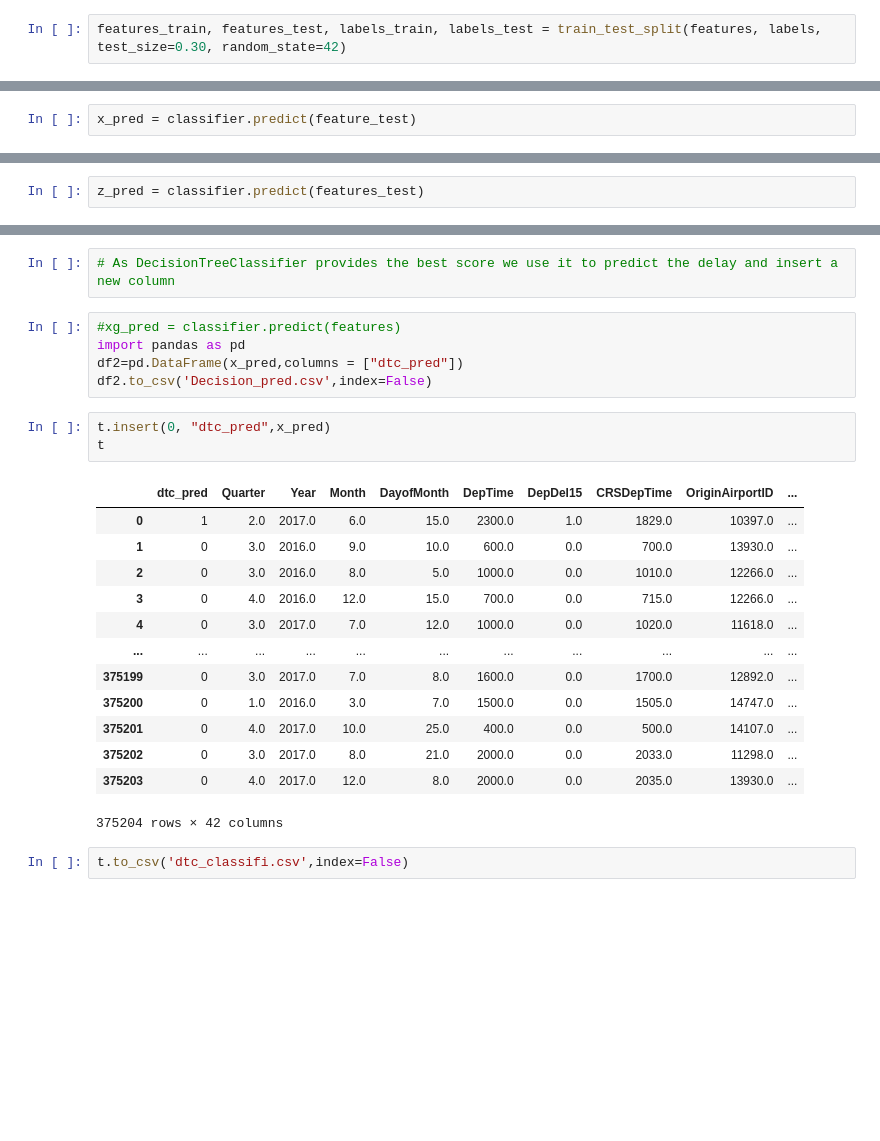
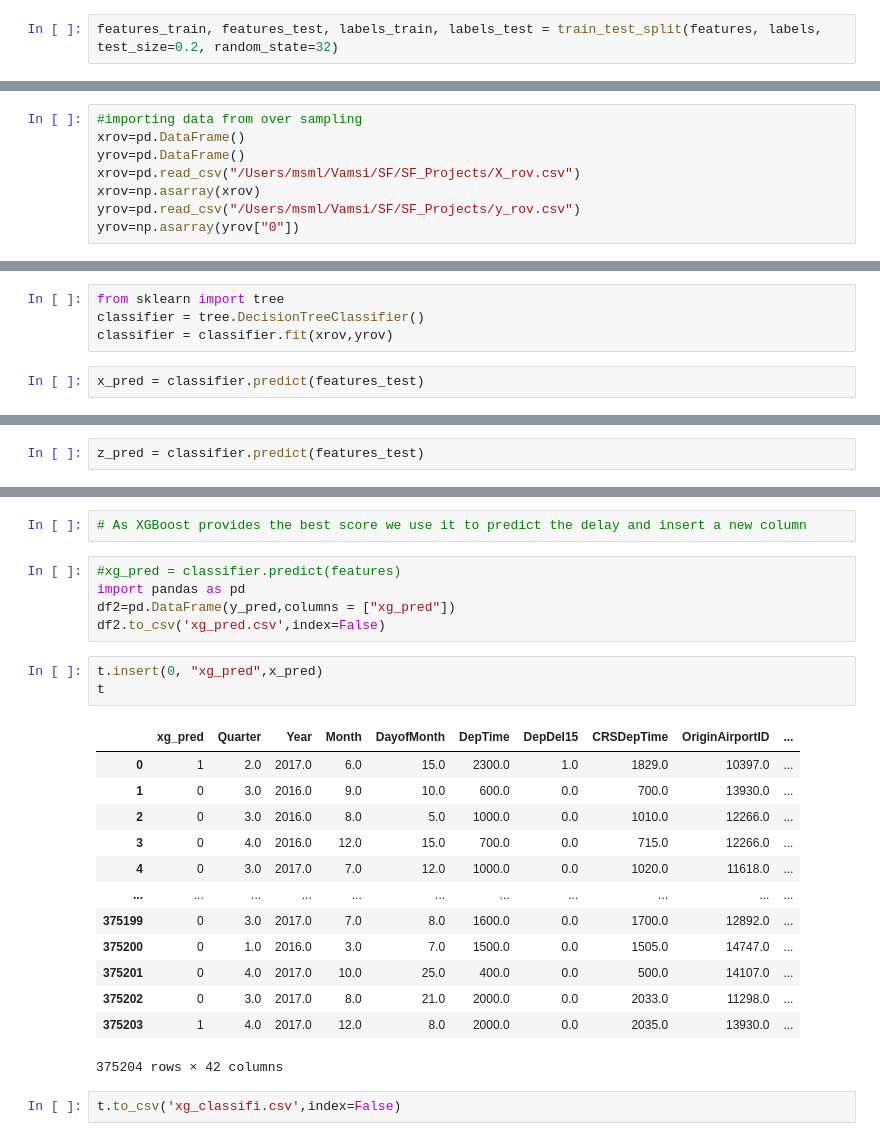
Before and after one commit to AMVamsi/Flight_Delay_Prediction, a Jupyter notebook: Classification.ipynb, the cells around one changed output, grey strips where cells are left out. Cells and saved outputs as stored; diff of their text form; blank space fills up the shorter version.

```diff
--- a/Classification.ipynb
+++ b/Classification.ipynb
@@ -40,7 +44,7 @@ intenc = lenc.fit_transform(df_select["OriginAirportID"])
 df_select["OriginAirportID"] = intenc
 features = np.asarray(df_select)
 # %%
-features_train, features_test, labels_train, labels_test = train_test_split(features, labels, test_size=0.30, random_state=42)
+features_train, features_test, labels_train, labels_test = train_test_split(features, labels, test_size=0.2, random_state=32)
 # %%
 t=pd.DataFrame()
 t=pd.read_csv("/Users/msml/Vamsi/SF/SF_Projects/test.csv")
@@ -71,3 +83,11 @@ feature_test = np.asarray(df_select)
+# %%
+#importing data from over sampling
+xrov=pd.DataFrame()
+yrov=pd.DataFrame()
+xrov=pd.read_csv("/Users/msml/Vamsi/SF/SF_Projects/X_rov.csv")
+xrov=np.asarray(xrov)
+yrov=pd.read_csv("/Users/msml/Vamsi/SF/SF_Projects/y_rov.csv")
+yrov=np.asarray(yrov["0"])
 # %% [markdown]
 # Decision Tree Classifier
 # %%
@@ -77,2 +101,6 @@ classifier = classifier.fit(features_train,labels_train.astype(np.uint8))
+# %%
+from sklearn import tree
+classifier = tree.DecisionTreeClassifier()
+classifier = classifier.fit(xrov,yrov)
 # %%
-x_pred = classifier.predict(feature_test)
+x_pred = classifier.predict(features_test)
@@ -140,15 +375,15 @@ weighted avg       0.91      0.91      0.91    562806
 # %%
-# As DecisionTreeClassifier provides the best score we use it to predict the delay and insert a new column
+# As XGBoost provides the best score we use it to predict the delay and insert a new column
 # %%
 #xg_pred = classifier.predict(features)
 import pandas as pd
-df2=pd.DataFrame(x_pred,columns = ["dtc_pred"])
-df2.to_csv('Decision_pred.csv',index=False)
+df2=pd.DataFrame(y_pred,columns = ["xg_pred"])
+df2.to_csv('xg_pred.csv',index=False)
 # %%
-t.insert(0, "dtc_pred",x_pred)
+t.insert(0, "xg_pred",x_pred)
 t
 # %% [output]
-|  | dtc_pred | Quarter | Year | Month | DayofMonth | DepTime | DepDel15 | CRSDepTime | OriginAirportID | ... |
+|  | xg_pred | Quarter | Year | Month | DayofMonth | DepTime | DepDel15 | CRSDepTime | OriginAirportID | ... |
 | 0 | 1 | 2.0 | 2017.0 | 6.0 | 15.0 | 2300.0 | 1.0 | 1829.0 | 10397.0 | ... |
 | 1 | 0 | 3.0 | 2016.0 | 9.0 | 10.0 | 600.0 | 0.0 | 700.0 | 13930.0 | ... |
 | 2 | 0 | 3.0 | 2016.0 | 8.0 | 5.0 | 1000.0 | 0.0 | 1010.0 | 12266.0 | ... |
@@ -159,9 +394,9 @@ t
 | 375200 | 0 | 1.0 | 2016.0 | 3.0 | 7.0 | 1500.0 | 0.0 | 1505.0 | 14747.0 | ... |
 | 375201 | 0 | 4.0 | 2017.0 | 10.0 | 25.0 | 400.0 | 0.0 | 500.0 | 14107.0 | ... |
 | 375202 | 0 | 3.0 | 2017.0 | 8.0 | 21.0 | 2000.0 | 0.0 | 2033.0 | 11298.0 | ... |
-| 375203 | 0 | 4.0 | 2017.0 | 12.0 | 8.0 | 2000.0 | 0.0 | 2035.0 | 13930.0 | ... |
+| 375203 | 1 | 4.0 | 2017.0 | 12.0 | 8.0 | 2000.0 | 0.0 | 2035.0 | 13930.0 | ... |
 375204 rows × 42 columns
 # %%
-t.to_csv('dtc_classifi.csv',index=False)
+t.to_csv('xg_classifi.csv',index=False)
 # %%
 d=pd.DataFrame()
```
Also changed, not shown: parts of 45 cells of this notebook.
